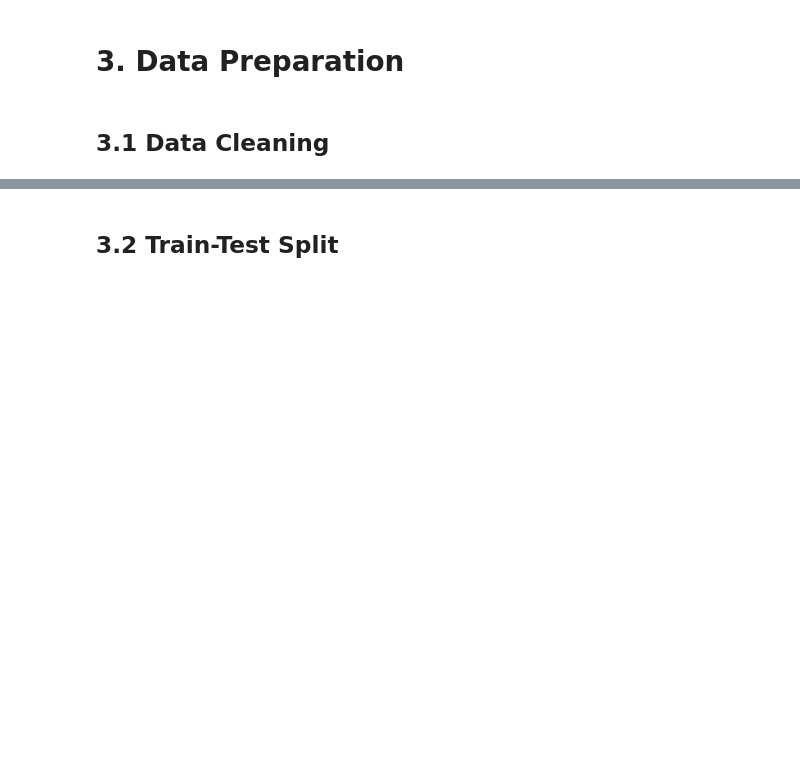
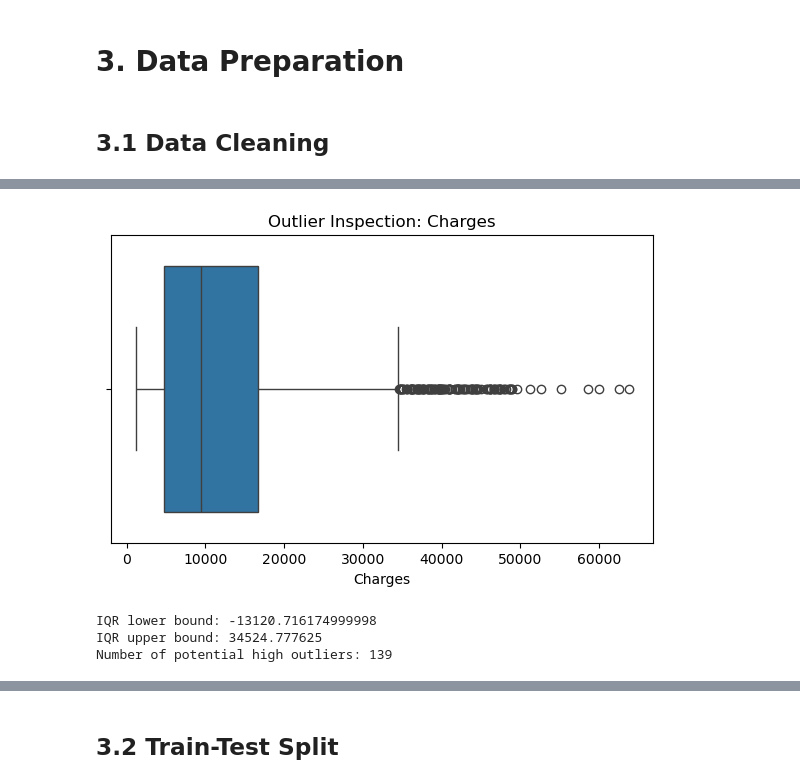
Before and after one commit to shazz-a/mldp-medical-charges, a Jupyter notebook: mldp_submission.ipynb, the cells around one changed output, grey strips where cells are left out. Cells and saved outputs as stored; diff of their text form; code cells hidden in the pictures; blank space fills up the shorter version.

```diff
--- a/mldp_submission.ipynb
+++ b/mldp_submission.ipynb
@@ -200,0 +250,21 @@ For modelling, features with higher correlation to the target (such as age and B
+# %%
+#check for weird invalid values
+print("Age min/max:", df["age"].min(), df["age"].max())
+print("BMI min/max:", df["bmi"].min(), df["bmi"].max())
+print("Children min/max:", df["children"].min(), df["children"].max())
+print("Charges min/max:", df["charges"].min(), df["charges"].max())
+
+# Check for impossible values (should be none for this dataset)
+invalid_age = (df["age"] <= 0).sum()
+invalid_bmi = (df["bmi"] <= 0).sum()
+invalid_children = (df["children"] < 0).sum()
+invalid_charges = (df["charges"] <= 0).sum()
+
+print("Invalid age rows (<=0):", invalid_age)
+print("Invalid bmi rows (<=0):", invalid_bmi)
+print("Invalid children rows (<0):", invalid_children)
+print("Invalid charges rows (<=0):", invalid_charges)
+
+# Remove invalid rows only if they exist
+df = df[(df["age"] > 0) & (df["bmi"] > 0) & (df["children"] >= 0) & (df["charges"] > 0)].reset_index(drop=True)
+print("Shape after removing invalid rows (if any):", df.shape)
@@ -200,0 +289,22 @@ For modelling, features with higher correlation to the target (such as age and B
+# %%
+plt.figure(figsize=(7,4))
+sns.boxplot(x=df["charges"])
+plt.title("Outlier Inspection: Charges")
+plt.xlabel("Charges")
+plt.show()
+
+# IQR boundaries (for reference)
+Q1 = df["charges"].quantile(0.25)
+Q3 = df["charges"].quantile(0.75)
+IQR = Q3 - Q1
+lower_bound = Q1 - 1.5 * IQR
+upper_bound = Q3 + 1.5 * IQR
+
+print("IQR lower bound:", lower_bound)
+print("IQR upper bound:", upper_bound)
+print("Number of potential high outliers:", (df["charges"] > upper_bound).sum())
+# %% [output]
+[figure, added]
+IQR lower bound: -13120.716174999998
+IQR upper bound: 34524.777625
+Number of potential high outliers: 139
```
Also changed, not shown: parts of 17 cells of this notebook.
